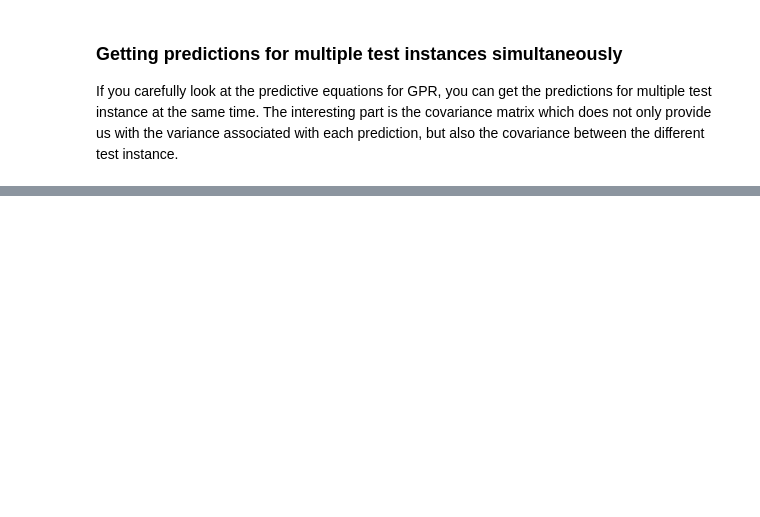
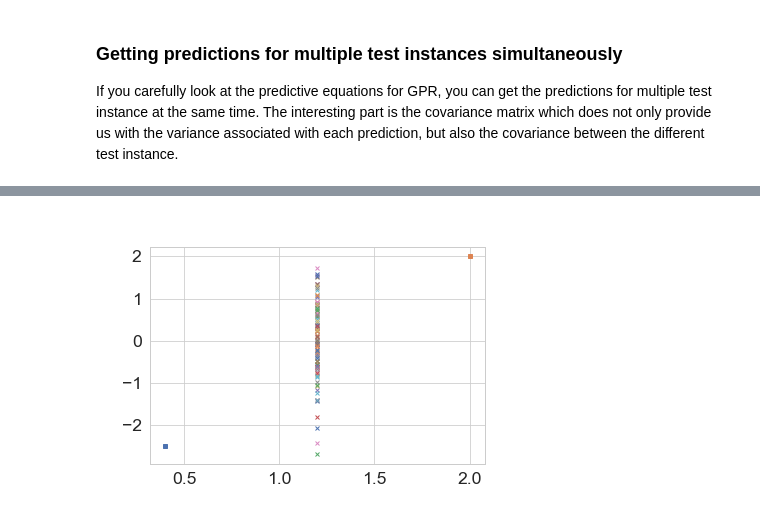
Before and after one commit to ubdsgroup/mladvanced-notebooks, a Jupyter notebook: GaussianProcesses.ipynb, the cells around one changed output, grey strips where cells are left out. Drawn from its saved outputs; the diff is of its cells as text; code cells hidden in the pictures; blank space fills up the shorter version.

```diff
--- a/GaussianProcesses.ipynb
+++ b/GaussianProcesses.ipynb
@@ -358,0 +448,6 @@ plt.plot(y_pred_cov[8,:])
+# %%
+plts = plt.plot([0.4],[-2.5],'s')
+plts = plt.plot([2.0],[2.0],'s')
+plts = plt.plot(X[2,:].ravel(),samples[:,2:3].T,'x')
+# %% [output]
+[figure, added]
```
Also changed, not shown: parts of 20 cells of this notebook, 1 other file.
